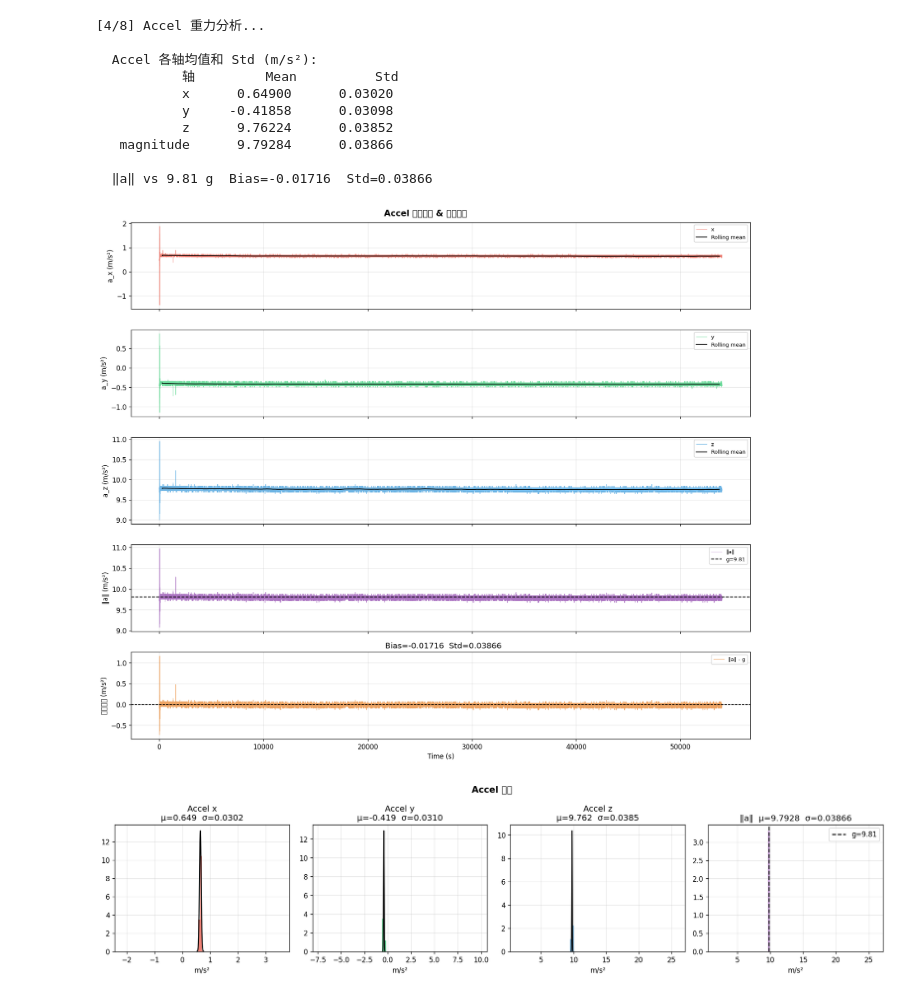
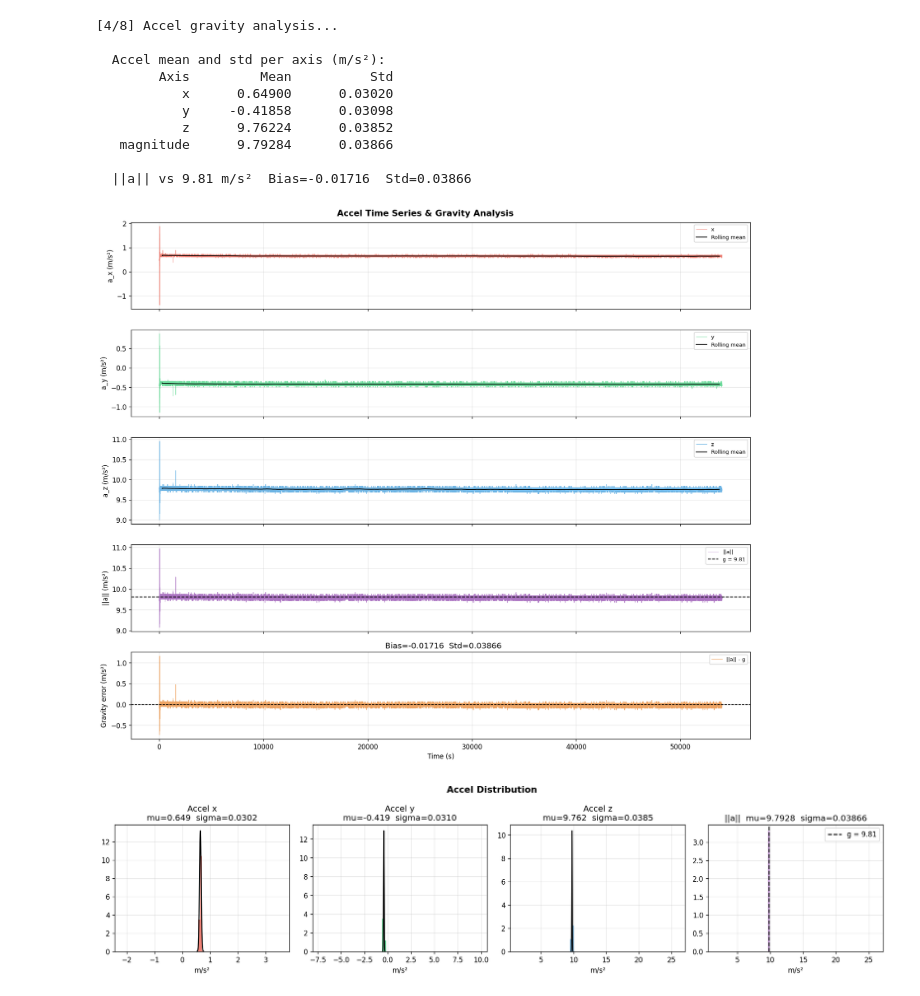
Before and after one commit to haozez-max/data-analysis-for-Project-SHIELD, a Jupyter notebook: Untitled2.ipynb, the cells around one changed output. Drawn from its saved outputs; the diff is of its cells as text; code cells hidden in the pictures.

```diff
--- a/Untitled2.ipynb
+++ b/Untitled2.ipynb
@@ -306,6 +306,7 @@ GRAVITY = 9.81  # m/s²  -- change to 1.0 if your data is in units of g
 
 df_accel['magnitude']  = np.sqrt(df_accel['x']**2 + df_accel['y']**2 + df_accel['z']**2)
 df_accel['grav_error'] = df_accel['magnitude'] - GRAVITY
+df_accel_plot = plot_sample(df_accel)
 
 accel_stats = {}
 for ax in ['x', 'y', 'z', 'magnitude']:
@@ -373,39 +374,39 @@ plt.savefig("accel_timeseries.png", bbox_inches='tight')
 plt.show()
 
 # -- Figure 4-2: Accel distribution + magnitude distribution --
 fig, axes_p = plt.subplots(1, 4, figsize=(16, 4))
 fig.suptitle("Accel Distribution", fontsize=13, fontweight='bold')
 for i, ax_name in enumerate(['x', 'y', 'z']):
     data = df_accel[ax_name]
     axes_p[i].hist(data, bins=80, color=COLORS[ax_name], alpha=0.7, density=True)
     mu, sigma = data.mean(), data.std()
     xr = np.linspace(mu - 4*sigma, mu + 4*sigma, 300)
     axes_p[i].plot(xr, stats.norm.pdf(xr, mu, sigma), 'k-', lw=1.5)
     axes_p[i].set_title(f'Accel {ax_name}\nmu={mu:.3f}  sigma={sigma:.4f}')
     axes_p[i].set_xlabel('m/s²')
 
 data = df_accel['magnitude']
 axes_p[3].hist(data, bins=80, color=COLORS['mag'], alpha=0.7, density=True)
 axes_p[3].axvline(GRAVITY, color='k', ls='--', lw=1.5, label='g = 9.81')
 axes_p[3].set_title(f'||a||  mu={data.mean():.4f}  sigma={data.std():.5f}')
 axes_p[3].set_xlabel('m/s²')
 axes_p[3].legend()
 plt.tight_layout()
 plt.savefig("accel_histogram.png", bbox_inches='tight')
 plt.show()
 # %% [output]
-[4/8] Accel 重力分析...
+[4/8] Accel gravity analysis...
 
-  Accel 各轴均值和 Std (m/s²):
-           轴         Mean          Std
+  Accel mean and std per axis (m/s²):
+        Axis         Mean          Std
            x      0.64900      0.03020
            y     -0.41858      0.03098
            z      9.76224      0.03852
    magnitude      9.79284      0.03866
 
-  ‖a‖ vs 9.81 g  Bias=-0.01716  Std=0.03866
+  ||a|| vs 9.81 m/s²  Bias=-0.01716  Std=0.03866
-[figure, old version]
+[figure, new version]
-[figure, old version]
+[figure, new version]
 # %%
 # ============================================================
 # Module 5: Magnetometer Stability Analysis
```
Also changed, not shown: parts of 9 cells of this notebook.
